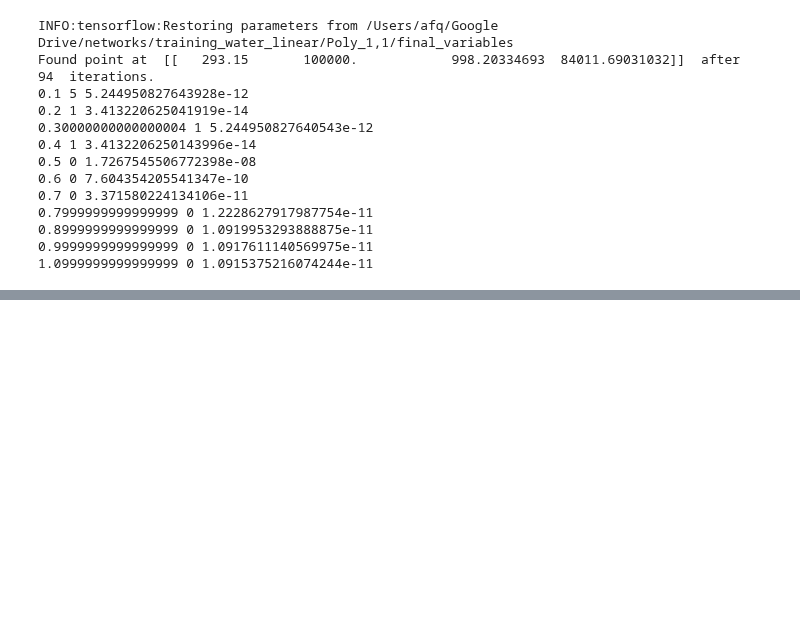
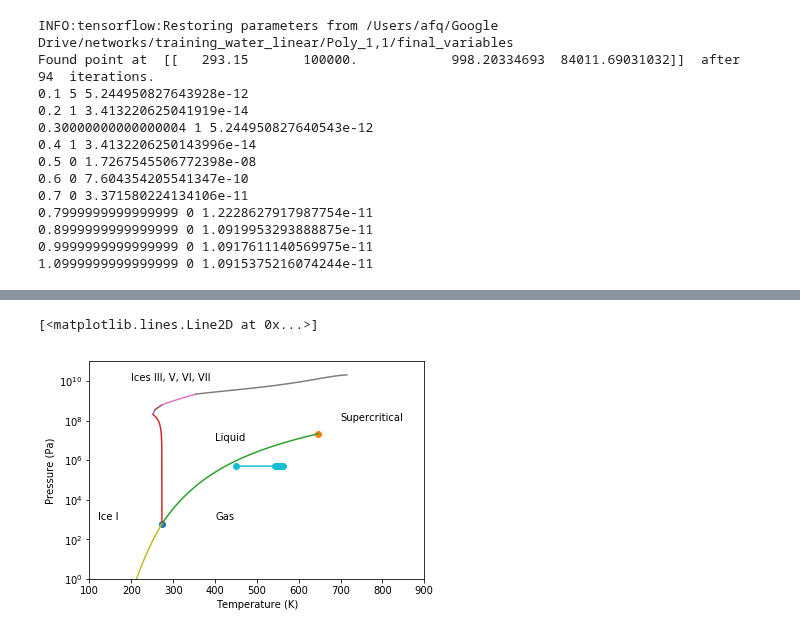
Before and after one commit to afqueiruga/LatentPrimaries, a Jupyter notebook: debugging_one_run.ipynb, the cells around one changed output, grey strips where cells are left out. Saved outputs shown, nothing was run; the diff lists cells and outputs as text; code cells hidden in the pictures; blank space fills up the shorter version.

```diff
--- a/debugging_one_run.ipynb
+++ b/debugging_one_run.ipynb
@@ -62,0 +70,6 @@ array([[ 5.00000000e+02, -8.04849263e-02,  1.08508468e-02,
+# %%
+plot_boundaries()
+plt.semilogy(ts[:,3],ts[:,4],'-o')
+# %% [output]
+[<matplotlib.lines.Line2D at 0x...>]
+[figure, added]
```
Also changed, not shown: parts of 13 cells of this notebook, 1 other file.
